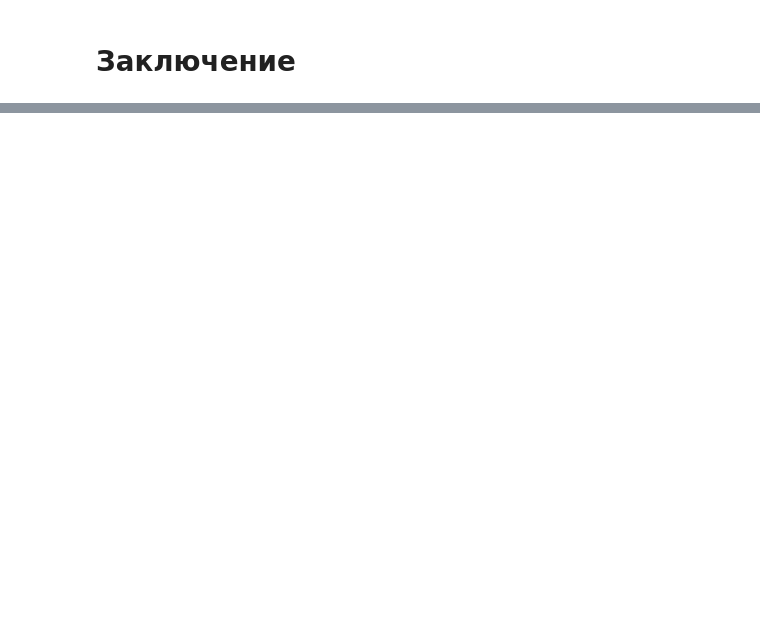
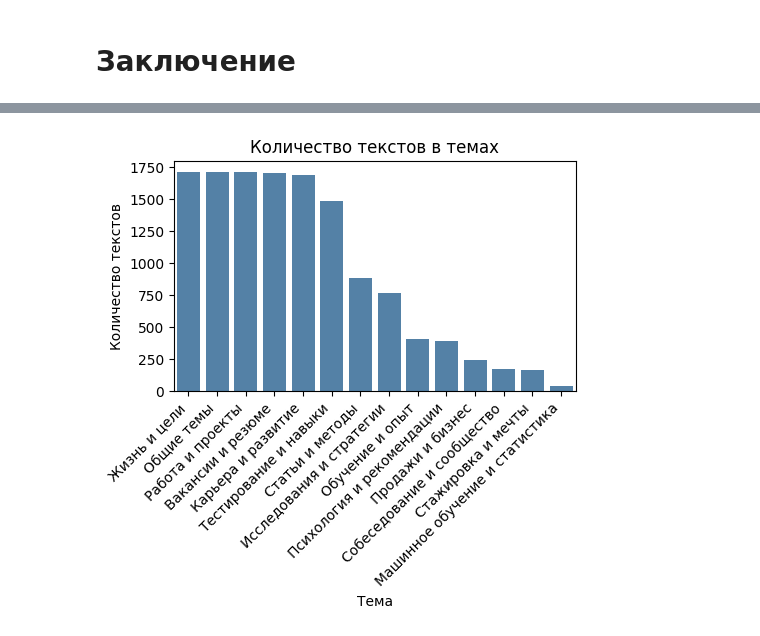
Before and after one commit to FreazerKRD/hackathon-recruiters, a Jupyter notebook: topic_modeling_new.ipynb, the cells around one changed output, grey strips where cells are left out. Cells and saved outputs as stored; diff of their text form; code cells hidden in the pictures; blank space fills up the shorter version.

```diff
--- a/topic_modeling_new.ipynb
+++ b/topic_modeling_new.ipynb
@@ -777,2 +920,5 @@ result_df_topics
 
 Наличие большого количества одинаковых слов в двух языках ухудшает результаты моделирования. Было принято решение убрать из данных украинские тексты.
+# %%
+counts_df = pd.read_csv('csv\\topics_count.csv', sep=';').sort_values('texts_count', ascending=False)
+counts_df
@@ -778,0 +969,12 @@ result_df_topics
+# %%
+plt.figure(figsize=(5, 5))
+sns.barplot(data=counts_df, x='topic_name', y='texts_count', color='steelblue')
+plt.xticks(rotation=45, ha='right')
+plt.xlabel('Тема')
+plt.ylabel('Количество текстов')
+plt.title('Количество текстов в темах')
+plt.tight_layout()
+plt.savefig('counts_barplot.png')
+plt.show();
+# %% [output]
+[figure, added]
```
Also changed, not shown: parts of 30 cells of this notebook, 4 other files.
